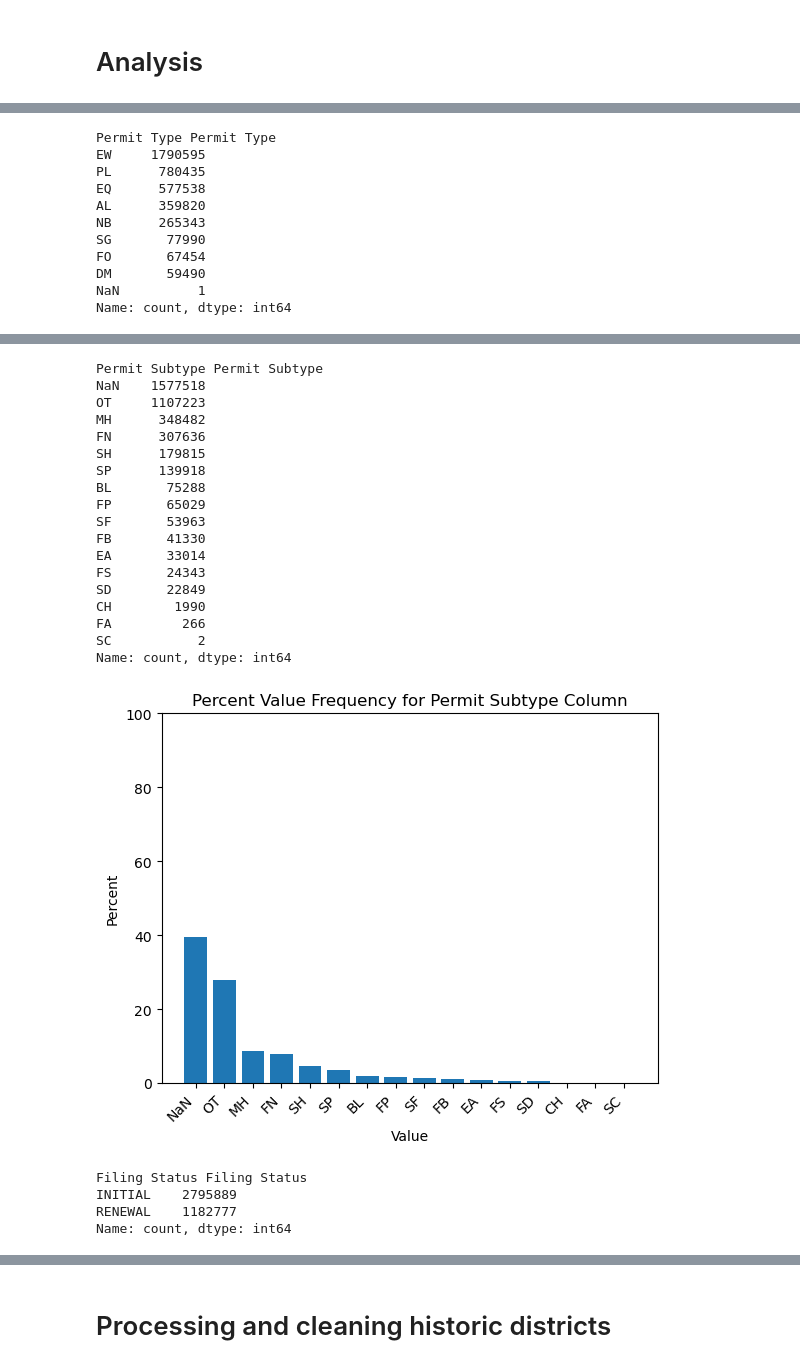
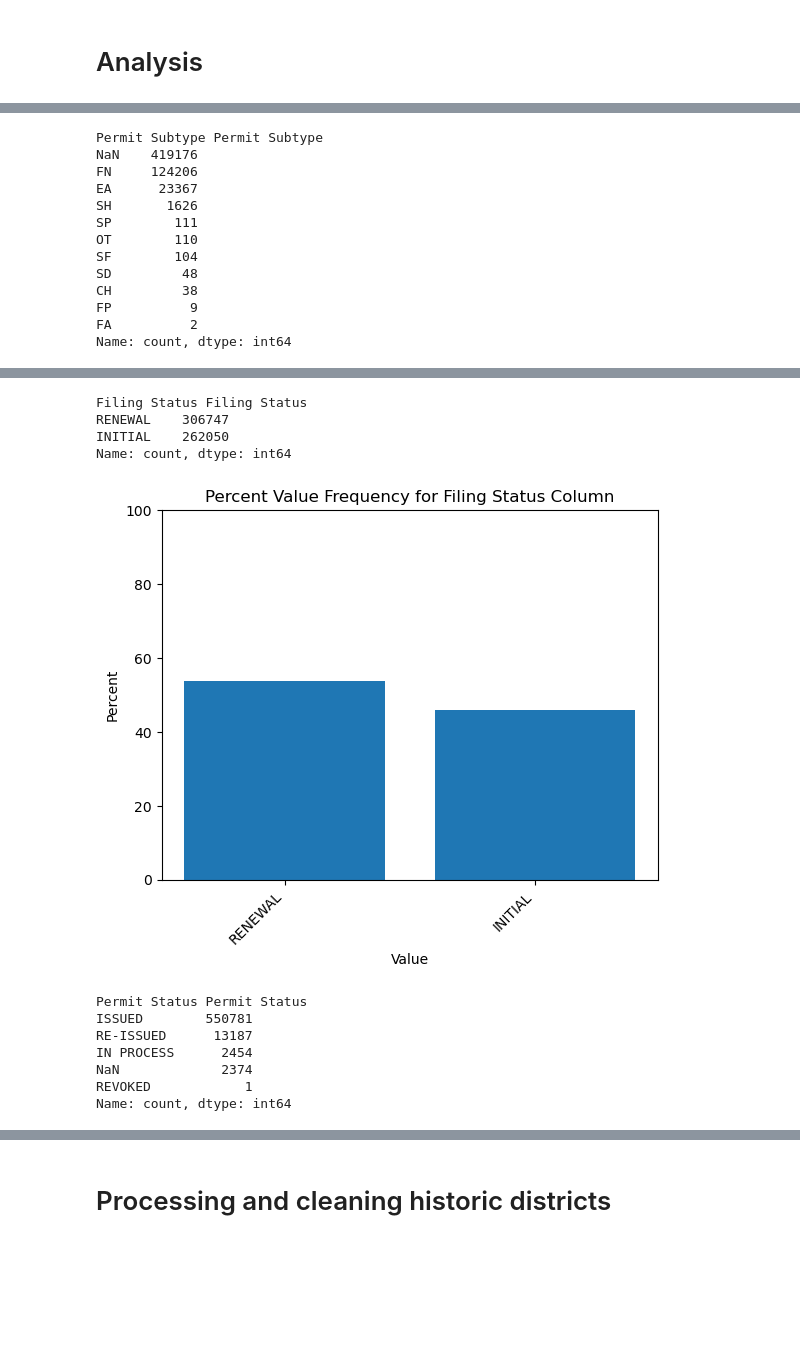
Before and after one commit to 19mangatj/wxy_tests, a Jupyter notebook: data_analysis.ipynb, the cells around one changed output, grey strips where cells are left out. Drawn from its saved outputs; the diff is of its cells as text; code cells hidden in the pictures; blank space fills up the shorter version.

```diff
--- a/data_analysis.ipynb
+++ b/data_analysis.ipynb
@@ -28,3 +28,11 @@ print("Number of rows: ", len(permit_df))
 [5 rows x 60 columns]
 Columns:  ['BOROUGH', 'Bin #', 'House #', 'Street Name', 'Job #', 'Job doc. #', 'Job Type', 'Self_Cert', 'Block', 'Lot', 'Community Board', 'Zip Code', 'Bldg Type', 'Residential', 'Special District 1' ...
 Number of rows:  3978666
+# %%
+# identify abbreviation for NB
+print(permit_df["Job Type"].describe())
+print()
+print(permit_df["Job Type"].value_counts(dropna=False))
+
+# filter to new buildings
+permit_df = permit_df[permit_df["Job Type"] == "NB"]
@@ -170,7 +202,7 @@ def create_freq_graph(percentages, title, x_label, y_label, save=False):
     plt.show()
 # %%
 # most frequent values for highlighted columns in the data description
-for col in ["Job Type", "Work Type", "Permit Type", "Permit Subtype", "Filing Status", "Permit Status"]:
+for col in ["Work Type", "Permit Type", "Permit Subtype", "Filing Status", "Permit Status"]:
     value_counts = permit_df_filtered[col].fillna("NaN").value_counts(dropna=False)
     percentages = permit_df_filtered[col].fillna("NaN").value_counts(dropna=False, normalize=True)  * 100
     print(col, value_counts)
@@ -206,11 +232,13 @@ Name: count, dtype: int64
-Permit Type Permit Type
-EW     1790595
-PL      780435
-EQ      577538
-AL      359820
-NB      265343
-SG       77990
-FO       67454
-DM       59490
-NaN          1
+Permit Subtype Permit Subtype
+NaN    419176
+FN     124206
+EA      23367
+SH       1626
+SP        111
+OT        110
+SF        104
+SD         48
+CH         38
+FP          9
+FA          2
 Name: count, dtype: int64
@@ -218,23 +246,12 @@ Name: count, dtype: int64
-Permit Subtype Permit Subtype
-NaN    1577518
-OT     1107223
-MH      348482
-FN      307636
-SH      179815
-SP      139918
-BL       75288
-FP       65029
-SF       53963
-FB       41330
-EA       33014
-FS       24343
-SD       22849
-CH        1990
-FA         266
-SC           2
+Filing Status Filing Status
+RENEWAL    306747
+INITIAL    262050
 Name: count, dtype: int64
-[figure, old version]
+[figure, new version]
-Filing Status Filing Status
-INITIAL    2795889
-RENEWAL    1182777
+Permit Status Permit Status
+ISSUED        550781
+RE-ISSUED      13187
+IN PROCESS      2454
+NaN             2374
+REVOKED            1
 Name: count, dtype: int64
```
Also changed, not shown: parts of 22 cells of this notebook.
